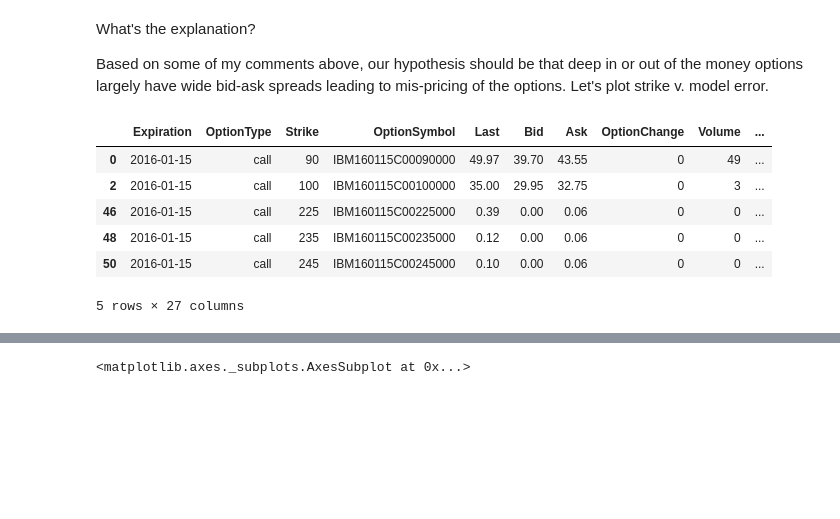
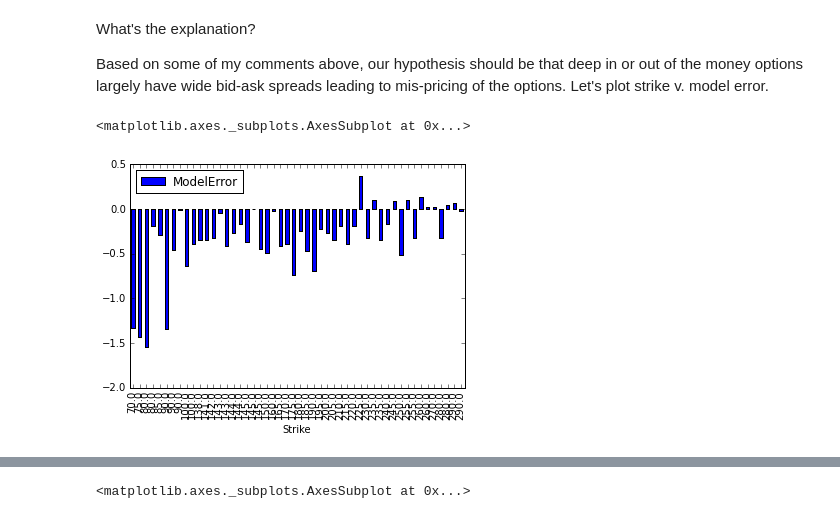
Before and after one commit to pydatasg/PyData-Meetup, a Jupyter notebook: Equity Option Implied Volatility Analytics with Python.ipynb, the cells around one changed output, grey strips where cells are left out. Drawn from its saved outputs; the diff is of its cells as text; code cells hidden in the pictures; blank space fills up the shorter version.

Commit message:
Added model error analysis

```diff
--- a/Equity Option Implied Volatility Analytics with Python.ipynb
+++ b/Equity Option Implied Volatility Analytics with Python.ipynb
@@ -1102,13 +1102,15 @@ options_frame['ModelError'].hist()
 What's the explanation?
 
 Based on some of my comments above, our hypothesis should be that deep in or out of the money options largely have wide bid-ask spreads leading to mis-pricing of the options. Let's plot strike v. model error.
-# %%
-options_frame[abs(options_frame['ModelError']) > 1.0e-4].head()
-# %% [output]
-|  | Expiration | OptionType | Strike | OptionSymbol | Last | Bid | Ask | OptionChange | Volume | ... |
-| 0 | 2016-01-15 | call | 90 | IBM160115C00090000 | 49.97 | 39.70 | 43.55 | 0 | 49 | ... |
-| 2 | 2016-01-15 | call | 100 | IBM160115C00100000 | 35.00 | 29.95 | 32.75 | 0 | 3 | ... |
-| 46 | 2016-01-15 | call | 225 | IBM160115C00225000 | 0.39 | 0.00 | 0.06 | 0 | 0 | ... |
-| 48 | 2016-01-15 | call | 235 | IBM160115C00235000 | 0.12 | 0.00 | 0.06 | 0 | 0 | ... |
-| 50 | 2016-01-15 | call | 245 | IBM160115C00245000 | 0.10 | 0.00 | 0.06 | 0 | 0 | ... |
-5 rows × 27 columns
+# %%
+# grab the index of the 50 largest abs(errors)
+sorted_errors_idx = options_frame['ModelError'].map(abs).sort_values(ascending=False).head(50)
+
+# get the rest of the details
+errors_20_largest_by_strike = options_frame.ix[sorted_errors_idx.index]
+
+# plot model error against strike, many expirations included
+errors_20_largest_by_strike[['Strike', 'ModelError']].sort_values(by='Strike').plot(kind='bar', x='Strike')
+# %% [output]
+<matplotlib.axes._subplots.AxesSubplot at 0x...>
+[figure, added]
```
Also changed, not shown: parts of 2 cells of this notebook.
